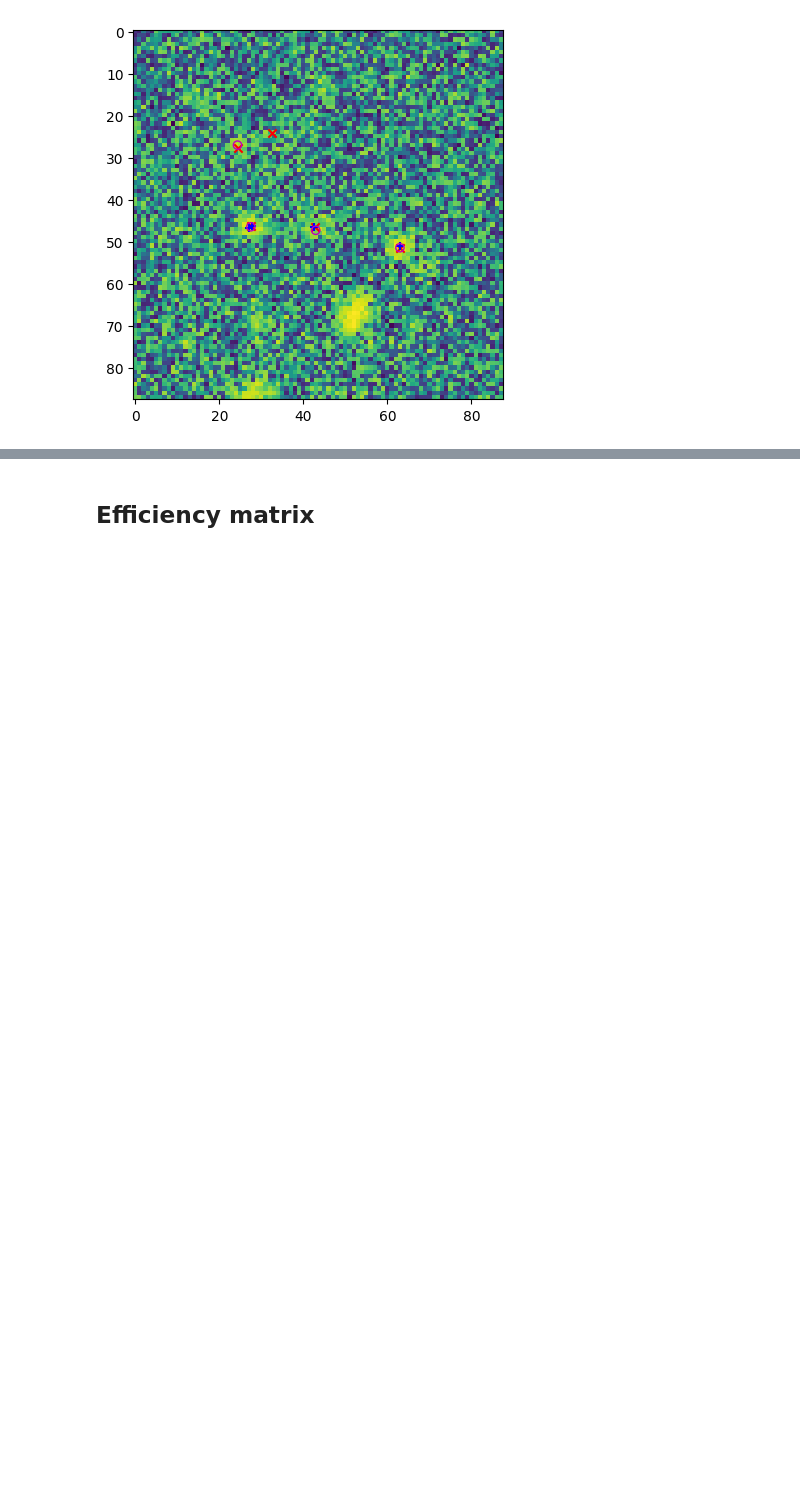
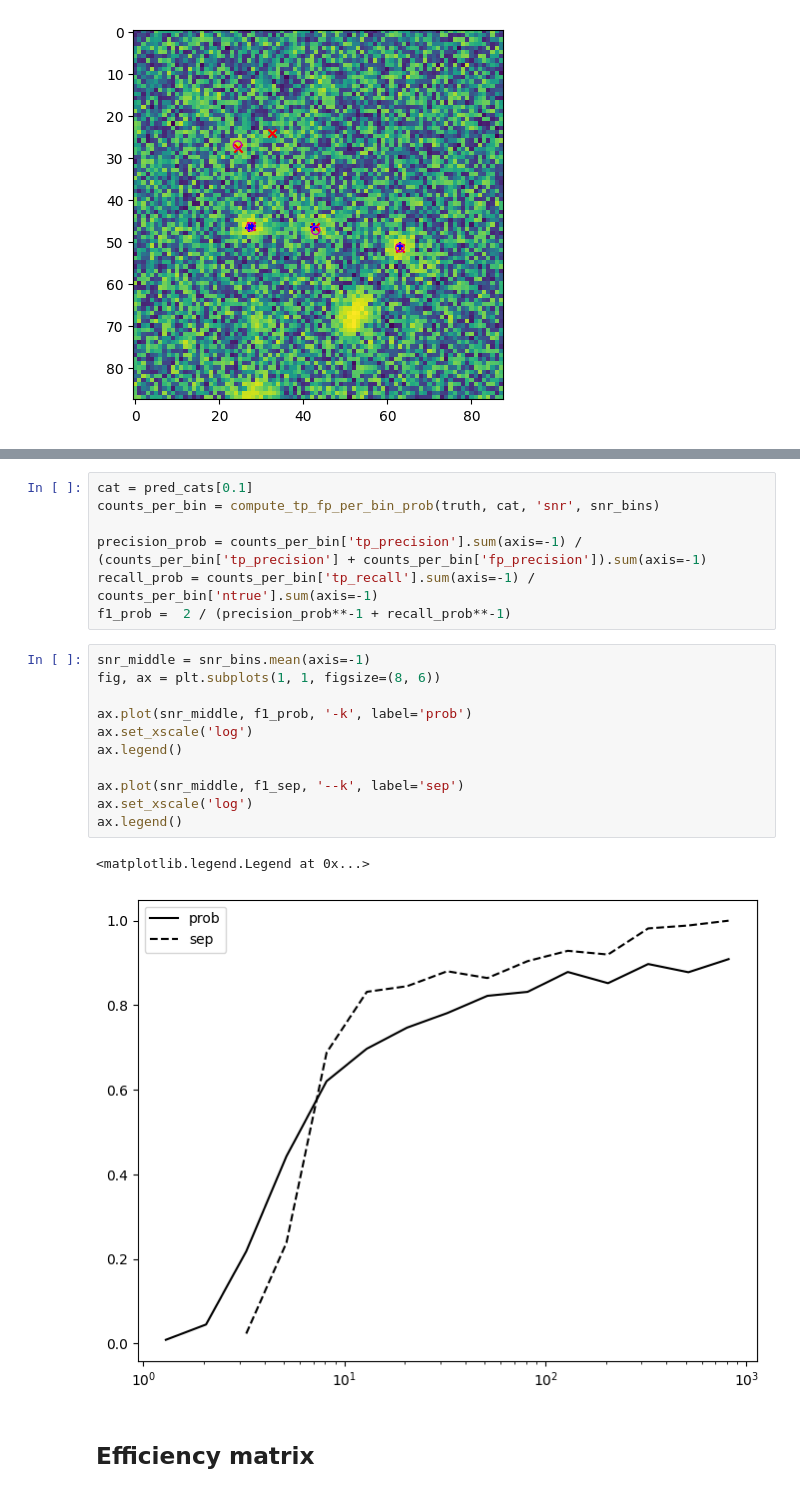
Before and after one commit to ismael-mendoza/bliss, a Jupyter notebook: experiment/notebooks/explore/new-results-detection1.ipynb, the cells around one changed output, grey strips where cells are left out. Cells and saved outputs as stored; diff of their text form; blank space fills up the shorter version.

```diff
--- a/experiment/notebooks/explore/new-results-detection1.ipynb
+++ b/experiment/notebooks/explore/new-results-detection1.ipynb
@@ -431,2 +473,23 @@ for ii in range(n2):
+# %%
+cat = pred_cats[0.1]
+counts_per_bin = compute_tp_fp_per_bin_prob(truth, cat, 'snr', snr_bins)
+
+precision_prob = counts_per_bin['tp_precision'].sum(axis=-1) / (counts_per_bin['tp_precision'] + counts_per_bin['fp_precision']).sum(axis=-1)
+recall_prob = counts_per_bin['tp_recall'].sum(axis=-1) / counts_per_bin['ntrue'].sum(axis=-1)
+f1_prob =  2 / (precision_prob**-1 + recall_prob**-1)
+# %%
+snr_middle = snr_bins.mean(axis=-1)
+fig, ax = plt.subplots(1, 1, figsize=(8, 6))
+
+ax.plot(snr_middle, f1_prob, '-k', label='prob')
+ax.set_xscale('log')
+ax.legend()
+
+ax.plot(snr_middle, f1_sep, '--k', label='sep')
+ax.set_xscale('log')
+ax.legend()
+# %% [output]
+<matplotlib.legend.Legend at 0x...>
+[figure, added]
 # %% [markdown]
 ## Efficiency matrix
```
Also changed, not shown: parts of 11 cells of this notebook.
